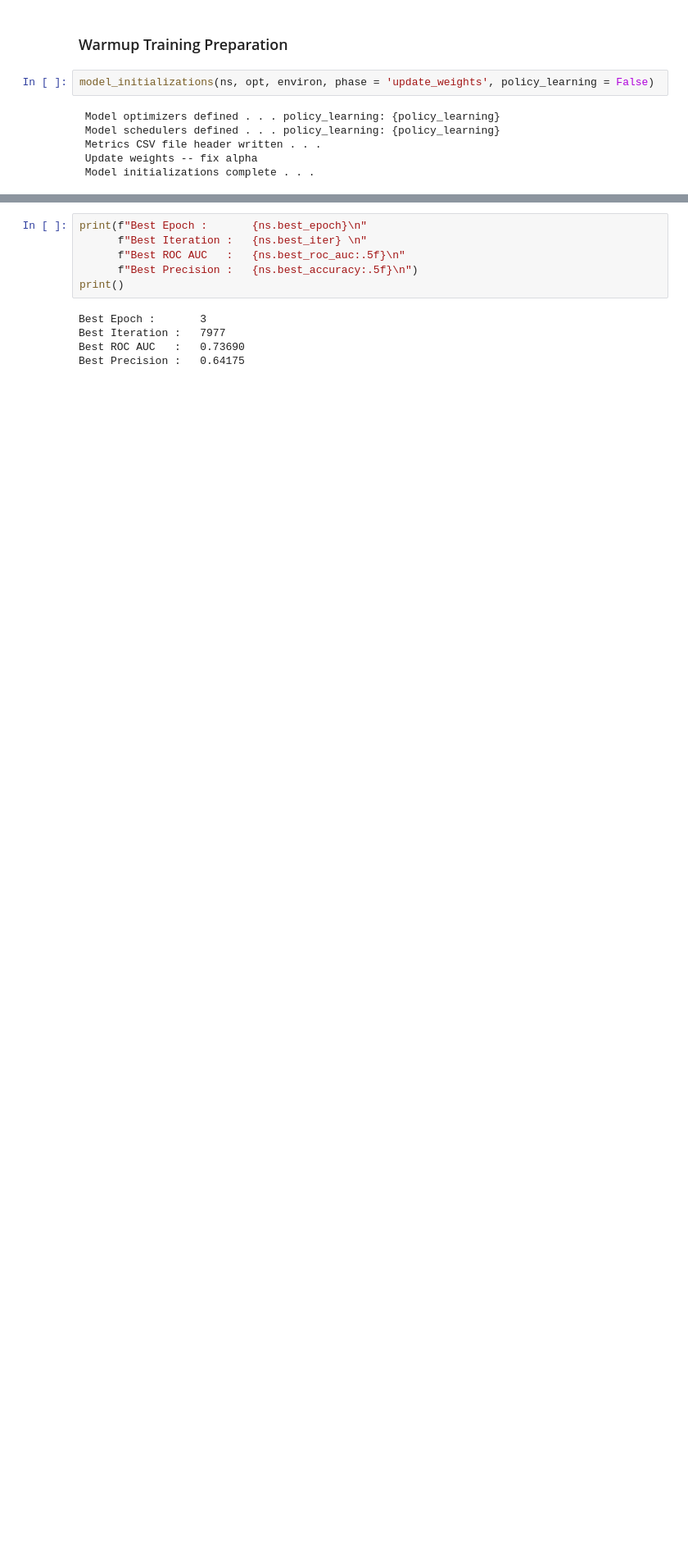
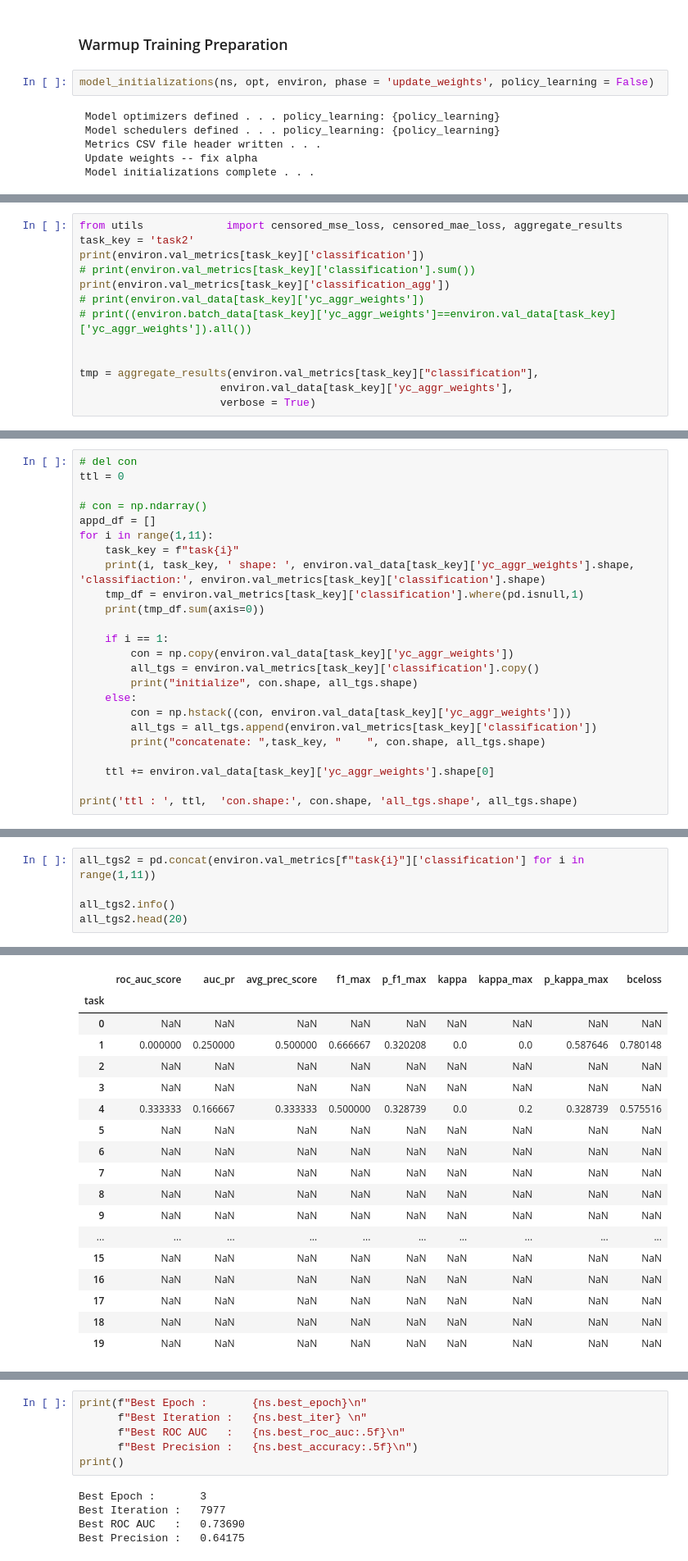
Before and after one commit to kbardool/AdaSparseChem, a Jupyter notebook: notebooks/Adashare_Train-10-task.ipynb, the cells around one changed output, grey strips where cells are left out. Shown at 82% size. Saved outputs shown, nothing was run; the diff lists cells and outputs as text; blank space fills up the shorter version.

Commit message:
03-08-2022 add debugging into to compute metrics

```diff
--- a/notebooks/Adashare_Train-10-task.ipynb
+++ b/notebooks/Adashare_Train-10-task.ipynb
@@ -359,0 +386,13 @@ eval iters set to :  182
+# %%
+from utils             import censored_mse_loss, censored_mae_loss, aggregate_results
+task_key = 'task2'
+print(environ.val_metrics[task_key]['classification'])
+# print(environ.val_metrics[task_key]['classification'].sum())
+print(environ.val_metrics[task_key]['classification_agg'])
+# print(environ.val_data[task_key]['yc_aggr_weights'])
+# print((environ.batch_data[task_key]['yc_aggr_weights']==environ.val_data[task_key]['yc_aggr_weights']).all())
+
+
+tmp = aggregate_results(environ.val_metrics[task_key]["classification"],
+                      environ.val_data[task_key]['yc_aggr_weights'],
+                      verbose = True)
@@ -359,0 +420,24 @@ eval iters set to :  182
+# %%
+# del con
+ttl = 0
+
+# con = np.ndarray()
+appd_df = []
+for i in range(1,11):
+    task_key = f"task{i}"
+    print(i, task_key, ' shape: ', environ.val_data[task_key]['yc_aggr_weights'].shape,  'classifiaction:', environ.val_metrics[task_key]['classification'].shape)
+    tmp_df = environ.val_metrics[task_key]['classification'].where(pd.isnull,1)
+    print(tmp_df.sum(axis=0))
+
+    if i == 1:
+        con = np.copy(environ.val_data[task_key]['yc_aggr_weights'])
+        all_tgs = environ.val_metrics[task_key]['classification'].copy()
+        print("initialize", con.shape, all_tgs.shape)
+    else:
+        con = np.hstack((con, environ.val_data[task_key]['yc_aggr_weights']))
+        all_tgs = all_tgs.append(environ.val_metrics[task_key]['classification'])
+        print("concatenate: ",task_key, "    ", con.shape, all_tgs.shape)
+
+    ttl += environ.val_data[task_key]['yc_aggr_weights'].shape[0]
+
+print('ttl : ', ttl,  'con.shape:', con.shape, 'all_tgs.shape', all_tgs.shape)
@@ -359,0 +462,6 @@ eval iters set to :  182
+# %%
+all_tgs2 = pd.concat(environ.val_metrics[f"task{i}"]['classification'] for i in range(1,11))
+
+all_tgs2.info()
+all_tgs2.head(20)
+# %% [output]
@@ -359,0 +484,18 @@ eval iters set to :  182
+|  | roc_auc_score | auc_pr | avg_prec_score | f1_max | p_f1_max | kappa | kappa_max | p_kappa_max | bceloss |
+| task |  |  |  |  |  |  |  |  |  |
+| 0 | NaN | NaN | NaN | NaN | NaN | NaN | NaN | NaN | NaN |
+| 1 | 0.000000 | 0.250000 | 0.500000 | 0.666667 | 0.320208 | 0.0 | 0.0 | 0.587646 | 0.780148 |
+| 2 | NaN | NaN | NaN | NaN | NaN | NaN | NaN | NaN | NaN |
+| 3 | NaN | NaN | NaN | NaN | NaN | NaN | NaN | NaN | NaN |
+| 4 | 0.333333 | 0.166667 | 0.333333 | 0.500000 | 0.328739 | 0.0 | 0.2 | 0.328739 | 0.575516 |
+| 5 | NaN | NaN | NaN | NaN | NaN | NaN | NaN | NaN | NaN |
+| 6 | NaN | NaN | NaN | NaN | NaN | NaN | NaN | NaN | NaN |
+| 7 | NaN | NaN | NaN | NaN | NaN | NaN | NaN | NaN | NaN |
+| 8 | NaN | NaN | NaN | NaN | NaN | NaN | NaN | NaN | NaN |
+| 9 | NaN | NaN | NaN | NaN | NaN | NaN | NaN | NaN | NaN |
+| ... | ... | ... | ... | ... | ... | ... | ... | ... | ... |
+| 15 | NaN | NaN | NaN | NaN | NaN | NaN | NaN | NaN | NaN |
+| 16 | NaN | NaN | NaN | NaN | NaN | NaN | NaN | NaN | NaN |
+| 17 | NaN | NaN | NaN | NaN | NaN | NaN | NaN | NaN | NaN |
+| 18 | NaN | NaN | NaN | NaN | NaN | NaN | NaN | NaN | NaN |
+| 19 | NaN | NaN | NaN | NaN | NaN | NaN | NaN | NaN | NaN |
```
Also changed, not shown: parts of 30 cells of this notebook, 5 other files.
